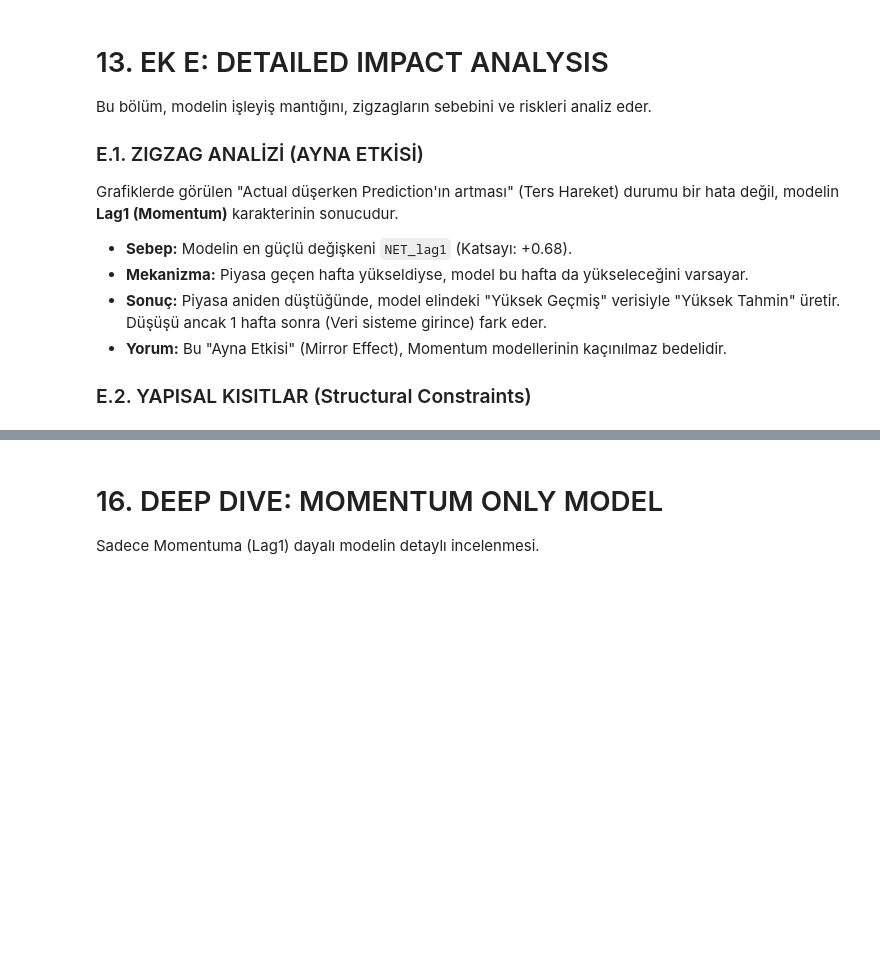
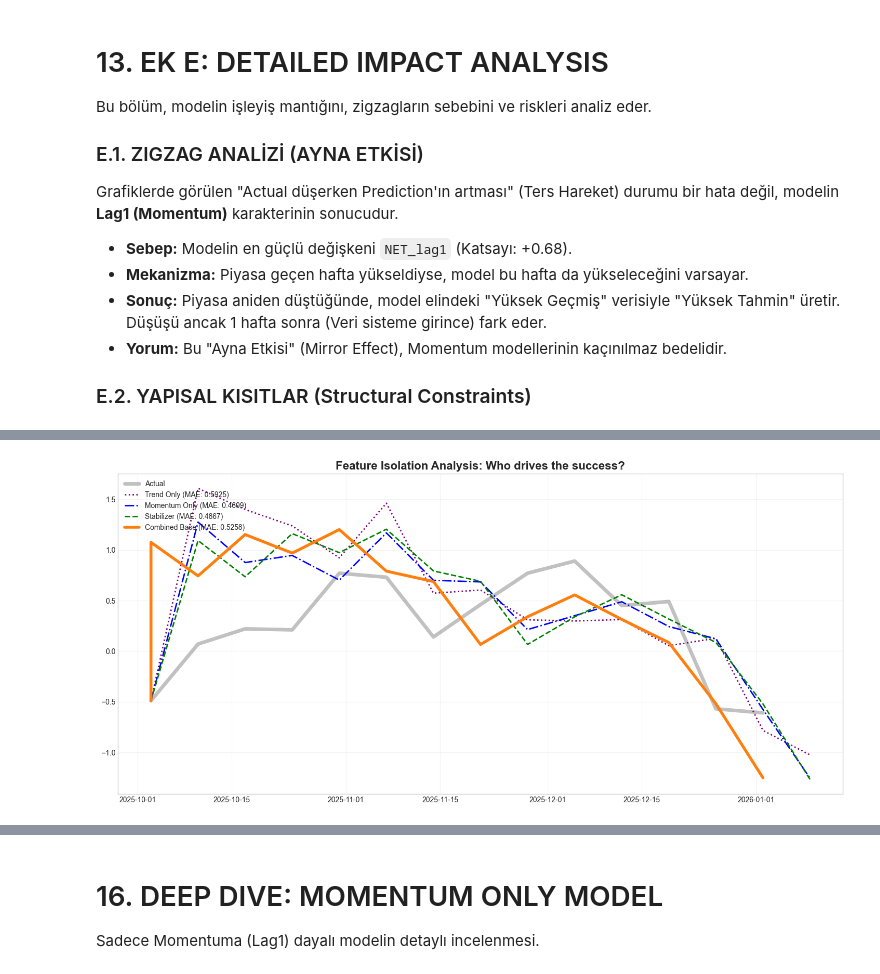
Before and after one commit to canmergen/Use-a-Pre-trained-Image-Classifier-to-Identify-Dog-Breeds, a Jupyter notebook: Executive_Presentation_Model_MODE1.ipynb, the cells around one changed output, grey strips where cells are left out. Saved outputs shown, nothing was run; the diff lists cells and outputs as text; code cells hidden in the pictures; blank space fills up the shorter version.

```diff
--- a/Executive_Presentation_Model_MODE1.ipynb
+++ b/Executive_Presentation_Model_MODE1.ipynb
@@ -839,39 +1081,80 @@ Modelin başarısını hangi bileşen sağlıyor?
 # %%
-mom_features = base_features + ['NET_lag1'] # Momentum Only
-rev_features = base_features + ['NET_roll3'] # Trend Only
+# --- SETUP FEATURE SETS ---
+# 1. Momentum Only
+mom_features = base_features + ['NET_lag1']
+
+# 2. Trend Only (Mean Reversion)
+rev_features = base_features + ['NET_roll3']
+
+# 3. Hybrid Stabilizer (Non-Linear)
 df['GAP_SQ'] = (df['NET_lag1'] - df['NET_roll3']) ** 2
-stab_features = base_features + ['NET_lag1', 'NET_roll3', 'GAP_SQ'] # Stabilizer
+stab_features = base_features + ['NET_lag1', 'NET_roll3', 'GAP_SQ']
 
-# Short Loop for Spectrum (Just Predictions for Plot)
-results_mom_dyn = []; results_rev_dyn = []; results_stab_dyn = []
+# --- DYNAMIC LOOP (ALL MODELS) ---
+results_mom_dyn = []
+results_rev_dyn = []
+results_stab_dyn = []
+
 for current_idx in test_indices:
-    # Mom
+    # Model E (Momentum Only)
     train_m = df.iloc[:current_idx].dropna(subset=['Target'] + mom_features)
     model_m = sm.OLS(train_m['Target'], sm.add_constant(train_m[mom_features])).fit()
-    results_mom_dyn.append(model_m.predict(sm.add_constant(df.loc[[current_idx], mom_features], has_constant='add')).values[0])
-    # Rev / Stab (omitted loop details for brevity in plot section as we focus only on lines)
+    X_next_m = sm.add_constant(df.loc[[current_idx], mom_features], has_constant='add')
+    results_mom_dyn.append(model_m.predict(X_next_m).values[0])
+
+    # Model C (Trend Only)
     train_c = df.iloc[:current_idx].dropna(subset=['Target'] + rev_features)
     model_c = sm.OLS(train_c['Target'], sm.add_constant(train_c[rev_features])).fit()
-    results_rev_dyn.append(model_c.predict(sm.add_constant(df.loc[[current_idx], rev_features], has_constant='add')).values[0])
+    X_next_c = sm.add_constant(df.loc[[current_idx], rev_features], has_constant='add')
+    results_rev_dyn.append(model_c.predict(X_next_c).values[0])
+
+    # Model D (Stabilizer)
     train_d = df.iloc[:current_idx].dropna(subset=['Target'] + stab_features)
     model_d = sm.OLS(train_d['Target'], sm.add_constant(train_d[stab_features])).fit()
-    results_stab_dyn.append(model_d.predict(sm.add_constant(df.loc[[current_idx], stab_features], has_constant='add')).values[0])
+    X_next_d = sm.add_constant(df.loc[[current_idx], stab_features], has_constant='add')
+    results_stab_dyn.append(model_d.predict(X_next_d).values[0])
 
-pred_mom_dyn = pd.Series(results_mom_dyn, index=test_indices)
-pred_rev_dyn = pd.Series(results_rev_dyn, index=test_indices)
-pred_stab_dyn = pd.Series(results_stab_dyn, index=test_indices)
+# Results to Series
+# MODE 1 Fix: Index Shift
+pred_mom_dyn = pd.Series(results_mom_dyn, index=test_indices + 1)
+pred_rev_dyn = pd.Series(results_rev_dyn, index=test_indices + 1)
+pred_stab_dyn = pd.Series(results_stab_dyn, index=test_indices + 1)
 
-mae_mom = mean_absolute_error(df.loc[pred_mom_dyn.index, 'NET'], pred_mom_dyn)
-mae_rev = mean_absolute_error(df.loc[pred_rev_dyn.index, 'NET'], pred_rev_dyn)
-mae_stab = mean_absolute_error(df.loc[pred_stab_dyn.index, 'NET'], pred_stab_dyn)
+# MAE Calculation
+# Re-align
+pred_mom_dyn = pred_mom_dyn.dropna()
+pred_rev_dyn = pred_rev_dyn.dropna()
+pred_stab_dyn = pred_stab_dyn.dropna()
 
+common_idx = pred_mom_dyn.index.intersection(df.index)
+
+mae_mom = mean_absolute_error(df.loc[common_idx, 'NET'], pred_mom_dyn[common_idx])
+mae_rev = mean_absolute_error(df.loc[common_idx, 'NET'], pred_rev_dyn[common_idx])
+mae_stab = mean_absolute_error(df.loc[common_idx, 'NET'], pred_stab_dyn[common_idx])
+# mae_upd_dyn comes from previous cell
+
+print(f"MAE (Momentum Only): {mae_mom:.4f}")
+print(f"MAE (Trend Only):    {mae_rev:.4f}")
+print(f"MAE (Mom + Trend):   {mae_upd_dyn:.4f}")
+print(f"MAE (Stabilizer):    {mae_stab:.4f}")
+
+# Plot Comparison
 plt.figure(figsize=(18, 8))
-act_s = make_seamless(df.loc[test_indices, 'NET'], last_act_val, last_act_idx)
+act_s = make_seamless(df.loc[common_idx, 'NET'], last_act_val, last_act_idx)
 plt.plot(act_s.index.map(safe_date_map), act_s, color=GRAY_DARK, alpha=0.3, linewidth=5, label='Actual')
 
-# Custom plot is better to match previous logic
-plt.plot(make_seamless(pred_rev_dyn, last_act_val, last_act_idx).index.map(safe_date_map), make_seamless(pred_rev_dyn, last_act_val, last_act_idx), color='purple', linestyle=':', linewidth=2, label=f'Trend Only ({mae_rev:.4f})')
-plt.plot(make_seamless(pred_mom_dyn, last_act_val, last_act_idx).index.map(safe_date_map), make_seamless(pred_mom_dyn, last_act_val, last_act_idx), color='blue', linestyle='-.', linewidth=2, label=f'Momentum Only ({mae_mom:.4f})')
-plt.plot(make_seamless(pred_stab_dyn, last_act_val, last_act_idx).index.map(safe_date_map), make_seamless(pred_stab_dyn, last_act_val, last_act_idx), color='green', linestyle='--', linewidth=2, label=f'Stabilizer ({mae_stab:.4f})')
-plt.plot(make_seamless(pred_upd_dyn, last_act_val, last_act_idx).index.map(safe_date_map), make_seamless(pred_upd_dyn, last_act_val, last_act_idx), color=ORANGE, linewidth=4, label=f'Combined Base ({mae_upd_dyn:.4f})')
-plt.legend(); plt.show()
+mom_s = make_seamless(pred_mom_dyn, last_act_val, last_act_idx)
+rev_s = make_seamless(pred_rev_dyn, last_act_val, last_act_idx)
+upd_s = make_seamless(pred_upd_dyn, last_act_val, last_act_idx)
+stab_s = make_seamless(pred_stab_dyn, last_act_val, last_act_idx)
+
+plt.plot(rev_s.index.map(safe_date_map), rev_s, color='purple', linestyle=':', linewidth=2, label=f'Trend Only (MAE: {mae_rev:.4f})')
+plt.plot(mom_s.index.map(safe_date_map), mom_s, color='blue', linestyle='-.', linewidth=2, label=f'Momentum Only (MAE: {mae_mom:.4f})')
+plt.plot(stab_s.index.map(safe_date_map), stab_s, color='green', linestyle='--', linewidth=2, label=f'Stabilizer (MAE: {mae_stab:.4f})')
+plt.plot(upd_s.index.map(safe_date_map), upd_s, color=ORANGE, linewidth=4, label=f'Combined Base (MAE: {mae_upd_dyn:.4f})')
+
+plt.title('Feature Isolation Analysis: Who drives the success?', fontsize=16, fontweight='bold')
+plt.legend(loc='upper left'); plt.grid(True, alpha=0.2)
+plt.savefig(os.path.join(IMAGES_DIR, 'fig_spectrum.png'), dpi=300)
+plt.show()
+# %% [output]
@@ -877,0 +1165 @@ plt.legend(); plt.show()
+[figure, added]
```
Also changed, not shown: parts of 31 cells of this notebook, 1 other file.
